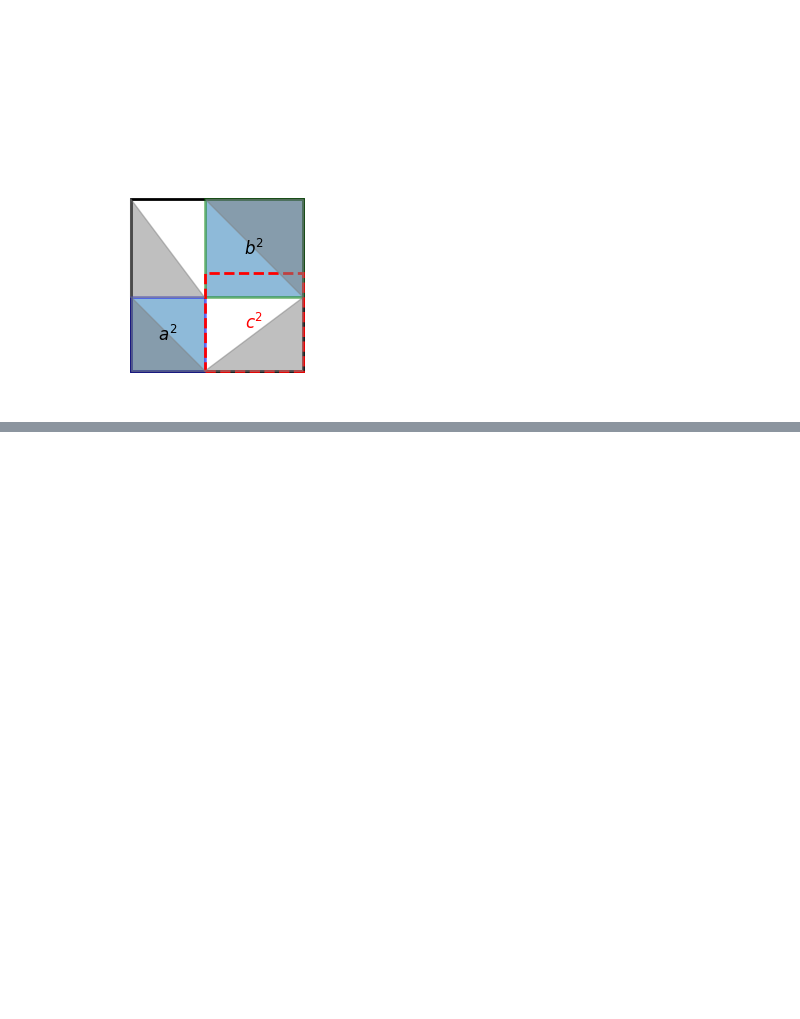
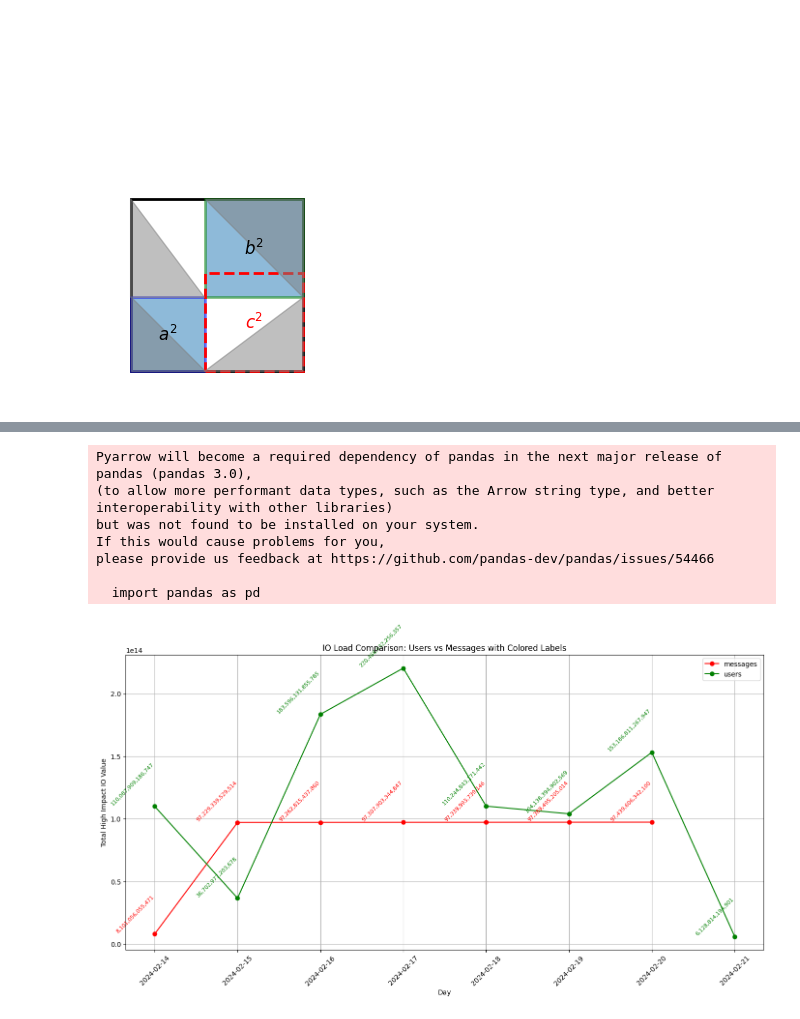
Before and after one commit to ShaneCarr/queryProcessing, a Jupyter notebook: trigreview/pythonwork.ipynb, the cells around one changed output, grey strips where cells are left out. Saved outputs shown, nothing was run; the diff lists cells and outputs as text; code cells hidden in the pictures; blank space fills up the shorter version.

```diff
--- a/trigreview/pythonwork.ipynb
+++ b/trigreview/pythonwork.ipynb
@@ -287,0 +484,56 @@ plt.show()
+# %%
+import pandas as pd
+import matplotlib.pyplot as plt
+
+# Sample data
+data = {
+    "day": [
+        "2024-02-21", "2024-02-20", "2024-02-20", "2024-02-19", "2024-02-19",
+        "2024-02-18", "2024-02-18", "2024-02-17", "2024-02-17", "2024-02-16",
+        "2024-02-16", "2024-02-15", "2024-02-15", "2024-02-14", "2024-02-14"
+    ],
+    "table": [
+        "users", "messages", "users", "messages", "users",
+        "messages", "users", "users", "messages", "messages",
+        "users", "users", "messages", "messages", "users"
+    ],
+    "TotalHighImpactValue": [
+        6128814194901, 97439606342100.0, 153186811267947.0, 97389495205014.0, 104138394902569.0,
+        97339993739146.0, 110244843171442.0, 220468632256357.0, 97307903344847.0, 97262815437860.0,
+        183596131855785.0, 36702977203678.0, 97229339529514.0, 8101056055471, 110087909186747.0
+    ]
+}
+
+df = pd.DataFrame(data)
+df['day'] = pd.to_datetime(df['day'])  # Convert 'day' to datetime
+df.sort_values(by='day', inplace=True)  # Sort by day for chronological plotting
+
+# Plot settings
+plt.figure(figsize=(14, 8))
+colors = {"users": "green", "messages": "red"}  # Color assignments for each table
+
+for table in df['table'].unique():
+    table_df = df[df['table'] == table]
+    plt.plot(table_df['day'], table_df['TotalHighImpactValue'], marker='o', label=table, color=colors[table])
+    for i, point in table_df.iterrows():
+        plt.text(point['day'], point['TotalHighImpactValue'], f"{point['TotalHighImpactValue']:,.0f}",
+                 fontsize=8, rotation=45, ha='right', va='bottom', color=colors[table])
+
+plt.title("IO Load Comparison: Users vs Messages tables")
+plt.xlabel("Day")
+plt.ylabel("Total High Impact IO Value")
+plt.legend()
+plt.grid(True)
+plt.xticks(rotation=45)
+plt.tight_layout()
+
+plt.show()
+# %% [output]
+Pyarrow will become a required dependency of pandas in the next major release of pandas (pandas 3.0),
+(to allow more performant data types, such as the Arrow string type, and better interoperability with other libraries)
+but was not found to be installed on your system.
+If this would cause problems for you,
+please provide us feedback at https://github.com/pandas-dev/pandas/issues/54466
+
+  import pandas as pd
+[figure, added]
```
Also changed, not shown: parts of 6 cells of this notebook, 7 other files.
